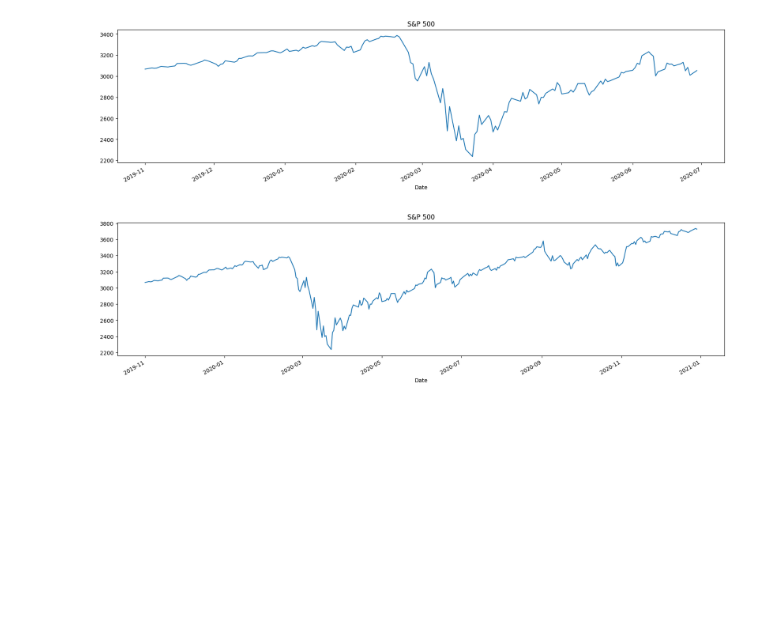
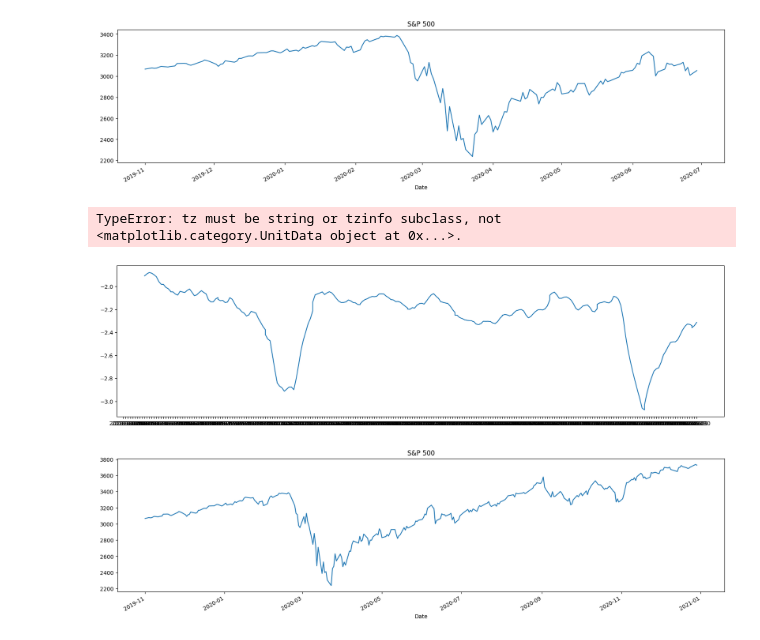
Before and after one commit to mertkipcak/news-sentiment-analysis, a Jupyter notebook: test.ipynb, the cells around one changed output. Saved outputs shown, nothing was run; the diff lists cells and outputs as text; code cells hidden in the pictures; blank space fills up the shorter version.

```diff
--- a/test.ipynb
+++ b/test.ipynb
@@ -403,6 +747,16 @@ plt.title('S&P 500')
 plt.show()
 # %% [output]
 [figure]
+# %%
+# Now plot them on top of each other
+plt.figure(figsize=(20, 5))
+plt.plot(covid_average_tones['AvgTone'].rolling(10).mean(), label='Average Tone')
+plt.plot(sp500['Close'], label='S&P 500')
+plt.legend()
+plt.show()
+# %% [output]
+TypeError: tz must be string or tzinfo subclass, not <matplotlib.category.UnitData object at 0x...>.
+[figure, added]
 # %%
 # It seems like the S&P 500 is a bit late to react to the pandemic so let's plot an even bigger date range
 # Define date range
```
Also changed, not shown: parts of 15 cells of this notebook, 8 other files.
